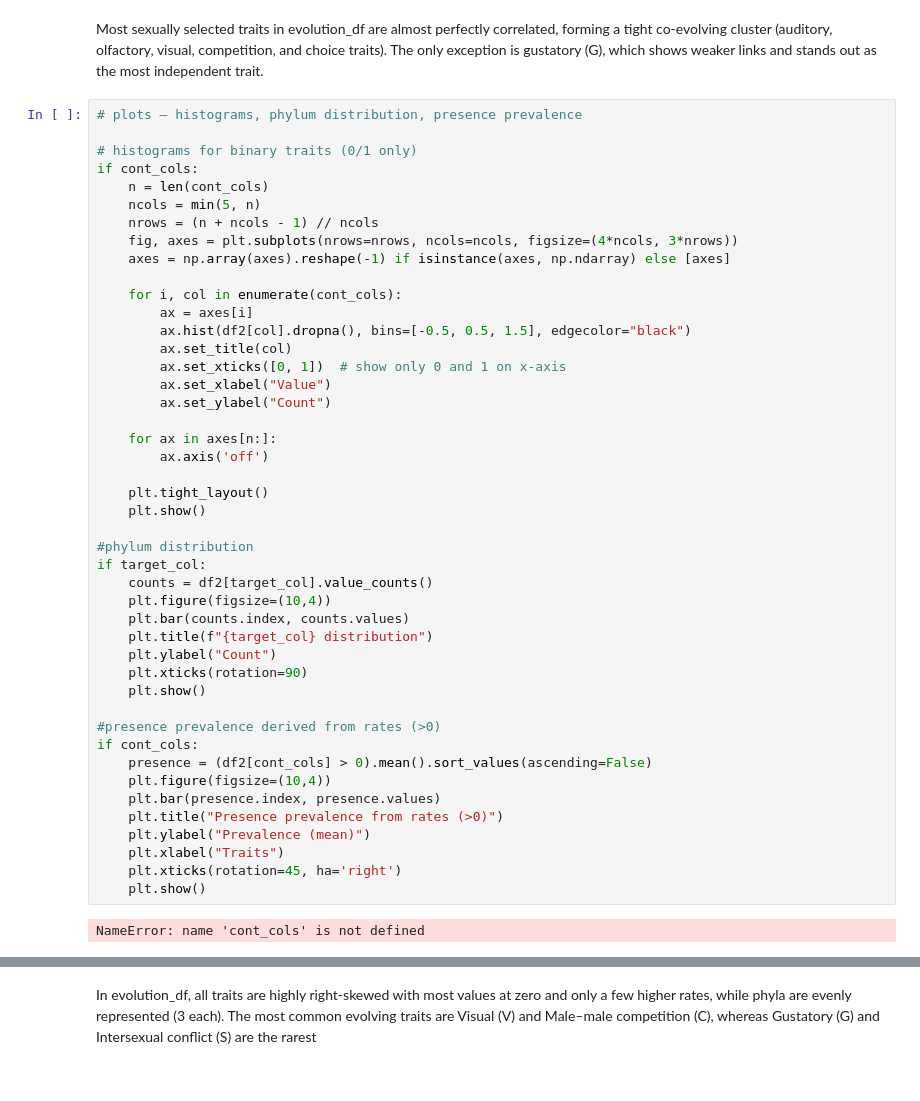
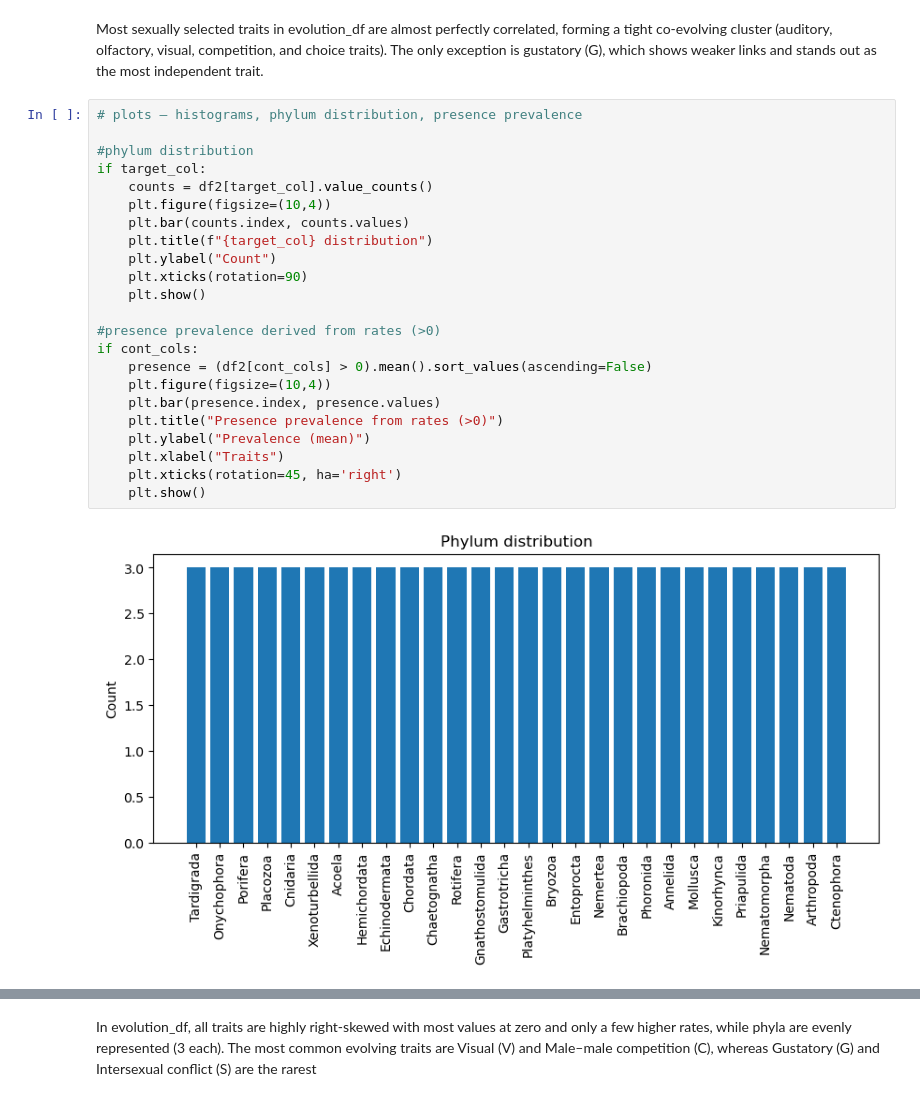
Before and after one commit to INFO-523-SU25/final-project-thompson, a Jupyter notebook: full_dataanalysis.ipynb, the cells around one changed output, grey strips where cells are left out. Drawn from its saved outputs; the diff is of its cells as text.

```diff
--- a/full_dataanalysis.ipynb
+++ b/full_dataanalysis.ipynb
@@ -672,48 +714,26 @@ NameError: name 'traits_present' is not defined
 Most sexually selected traits in evolution_df are almost perfectly correlated, forming a tight co-evolving cluster (auditory, olfactory, visual, competition, and choice traits). The only exception is gustatory (G), which shows weaker links and stands out as the most independent trait.
 # %%
 # plots – histograms, phylum distribution, presence prevalence
-
-# histograms for binary traits (0/1 only)
-if cont_cols:
-    n = len(cont_cols)
-    ncols = min(5, n)
-    nrows = (n + ncols - 1) // ncols
-    fig, axes = plt.subplots(nrows=nrows, ncols=ncols, figsize=(4*ncols, 3*nrows))
-    axes = np.array(axes).reshape(-1) if isinstance(axes, np.ndarray) else [axes]
-
-    for i, col in enumerate(cont_cols):
-        ax = axes[i]
-        ax.hist(df2[col].dropna(), bins=[-0.5, 0.5, 1.5], edgecolor="black")
-        ax.set_title(col)
-        ax.set_xticks([0, 1])  # show only 0 and 1 on x-axis
-        ax.set_xlabel("Value")
-        ax.set_ylabel("Count")
-
-    for ax in axes[n:]:
-        ax.axis('off')
-
-    plt.tight_layout()
-    plt.show()
 
 #phylum distribution
 if target_col:
     counts = df2[target_col].value_counts()
     plt.figure(figsize=(10,4))
     plt.bar(counts.index, counts.values)
     plt.title(f"{target_col} distribution")
     plt.ylabel("Count")
     plt.xticks(rotation=90)
     plt.show()
 
 #presence prevalence derived from rates (>0)
 if cont_cols:
     presence = (df2[cont_cols] > 0).mean().sort_values(ascending=False)
     plt.figure(figsize=(10,4))
     plt.bar(presence.index, presence.values)
     plt.title("Presence prevalence from rates (>0)")
     plt.ylabel("Prevalence (mean)")
     plt.xlabel("Traits")
     plt.xticks(rotation=45, ha='right')
     plt.show()
 # %% [output]
-NameError: name 'cont_cols' is not defined
+[figure, added]
```
Also changed, not shown: parts of 6 cells of this notebook, 3 other files.
